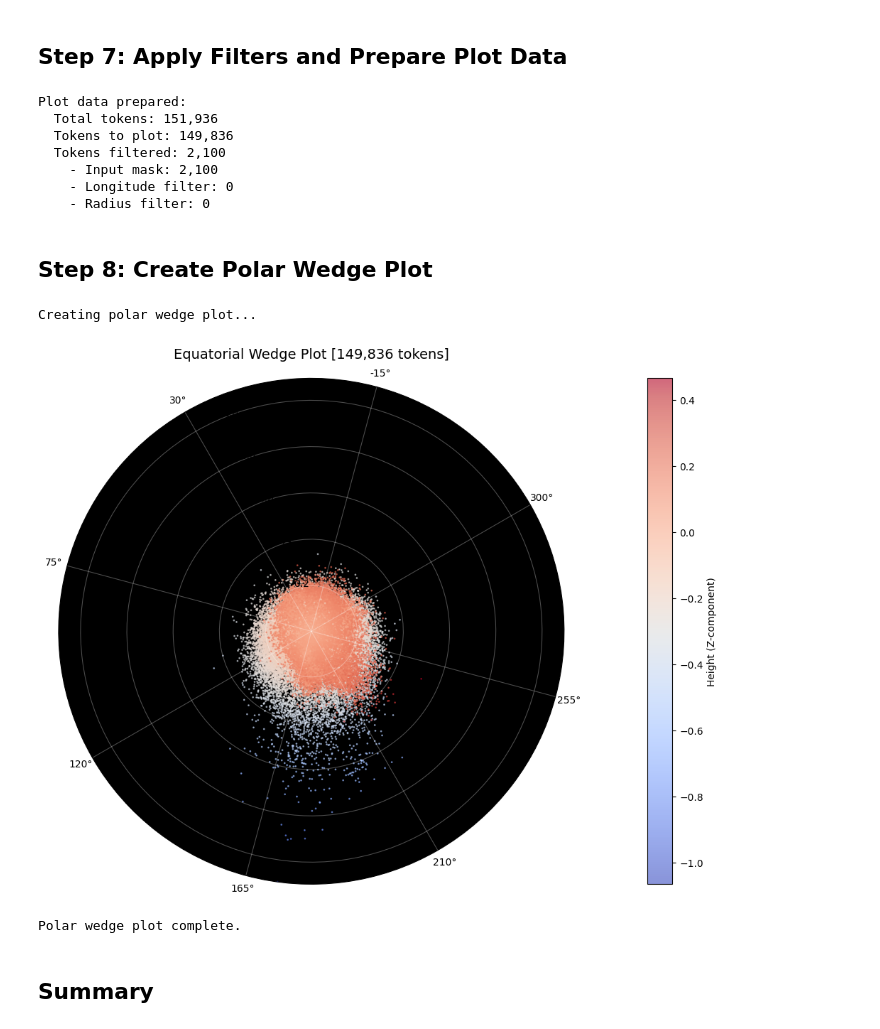
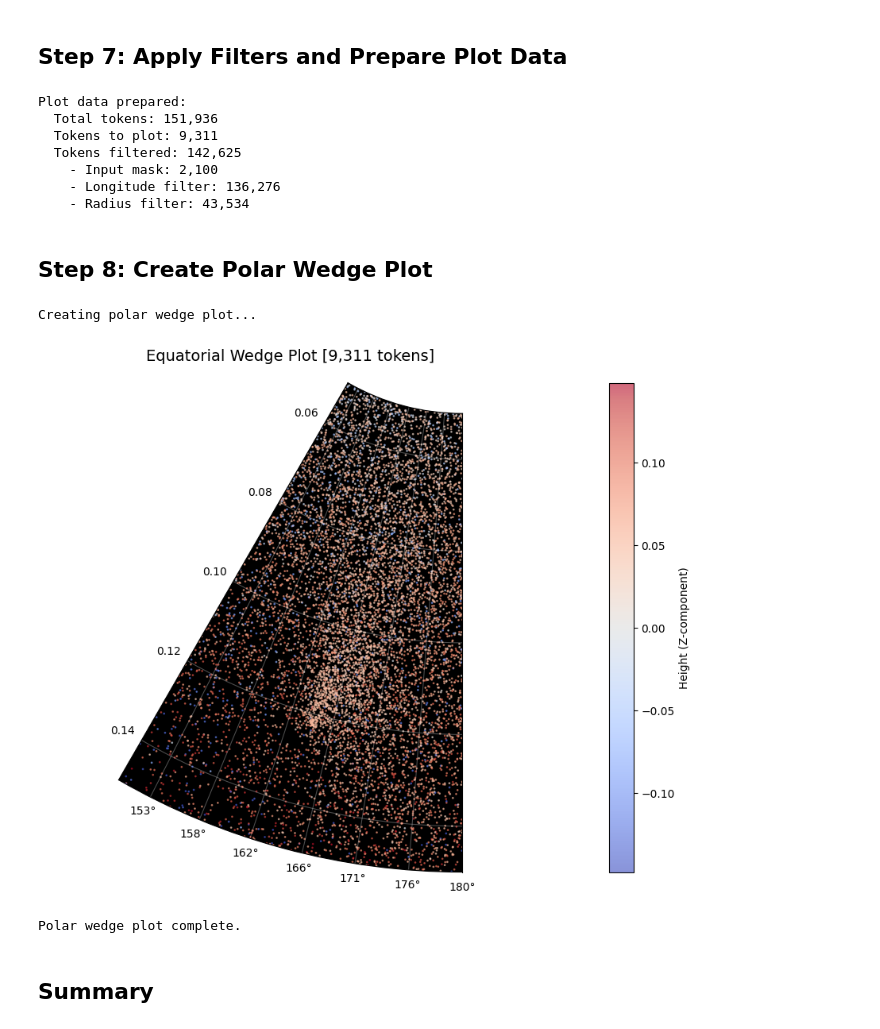
Before and after one commit to Embedding-Space/Azimuth_II, a Jupyter notebook: notebooks/07.2b_equatorial_wedge_plot.ipynb, the cells around one changed output. Saved outputs shown, nothing was run; the diff lists cells and outputs as text; code cells hidden in the pictures.

```diff
--- a/notebooks/07.2b_equatorial_wedge_plot.ipynb
+++ b/notebooks/07.2b_equatorial_wedge_plot.ipynb
@@ -69,11 +69,11 @@ MASK_KEY = "mask"
 
 # Longitude window (angular view)
 LOOKAT_LON = 165.0    # Center longitude (degrees)
-FOV_DIAMETER = 360.0   # Angular width (degrees)
+FOV_DIAMETER = 30.0   # Angular width (degrees)
 
 # Radial window (distance from viewpoint)
-RADIUS_MIN = None  # Minimum radius (None = no lower bound)
-RADIUS_MAX = None  # Maximum radius (None = no upper bound)
+RADIUS_MIN = 0.05  # Minimum radius (None = no lower bound)
+RADIUS_MAX = 0.15  # Maximum radius (None = no upper bound)
 
 # ============================================================================
 # VISUALIZATION
@@ -427,11 +427,11 @@ print()
 # %% [output]
 Plot data prepared:
   Total tokens: 151,936
-  Tokens to plot: 149,836
-  Tokens filtered: 2,100
+  Tokens to plot: 9,311
+  Tokens filtered: 142,625
     - Input mask: 2,100
-    - Longitude filter: 0
-    - Radius filter: 0
+    - Longitude filter: 136,276
+    - Radius filter: 43,534
 # %% [markdown]
 ## Step 8: Create Polar Wedge Plot
 # %%
@@ -451,8 +451,12 @@ ax.set_facecolor('black')
 ax.set_thetamin(lon_min)
 ax.set_thetamax(lon_max)
 
-# Set radial limits
+# Set radial display range (visible annulus)
+# set_ylim controls what radial values are displayed
 ax.set_ylim(r_min, r_max)
+
+# Set where radial origin is for coordinate system (keeps geometry correct)
+ax.set_rorigin(0)
 
 # Plot points (theta, r order for polar)
 if color_mode == 'subset':
@@ -465,35 +469,34 @@ if color_mode == 'subset':
                   s=POINT_SIZE, alpha=POINT_ALPHA, c=subset_color,
                   label=f'Subset {int(subset_id)}', rasterized=True)
     ax.legend(loc='upper right', framealpha=0.9)
 else:
     # Scalar or Z-height coloring
     scatter = ax.scatter(lon_plot_rad, r_plot,
                         s=POINT_SIZE, alpha=POINT_ALPHA, c=colors_plot,
                         cmap=COLORMAP, rasterized=True)
     cbar = plt.colorbar(scatter, ax=ax, pad=0.1)
     if color_mode == 'z_height':
         cbar.set_label('Height (Z-component)', fontsize=10)
     else:
         cbar.set_label('Color value', fontsize=10)
 
 # Formatting
 ax.set_theta_zero_location('N')  # 0° at north (top)
 ax.set_theta_direction(1)  # Counter-clockwise (east to the right)
 ax.grid(True, alpha=0.3, color='white')
 
 # Title with filter info
 filter_note = f" [{n_plotted:,} tokens]"
 ax.set_title(f'Equatorial Wedge Plot{filter_note}',
              fontsize=14, pad=20)
 
-plt.tight_layout()
 plt.show()
 
 print("Polar wedge plot complete.")
 print()
 # %% [output]
 Creating polar wedge plot...
-[figure, old version]
+[figure, new version]
 Polar wedge plot complete.
 # %% [markdown]
 ## Summary
```
Also changed, not shown: parts of 2 cells of this notebook.
